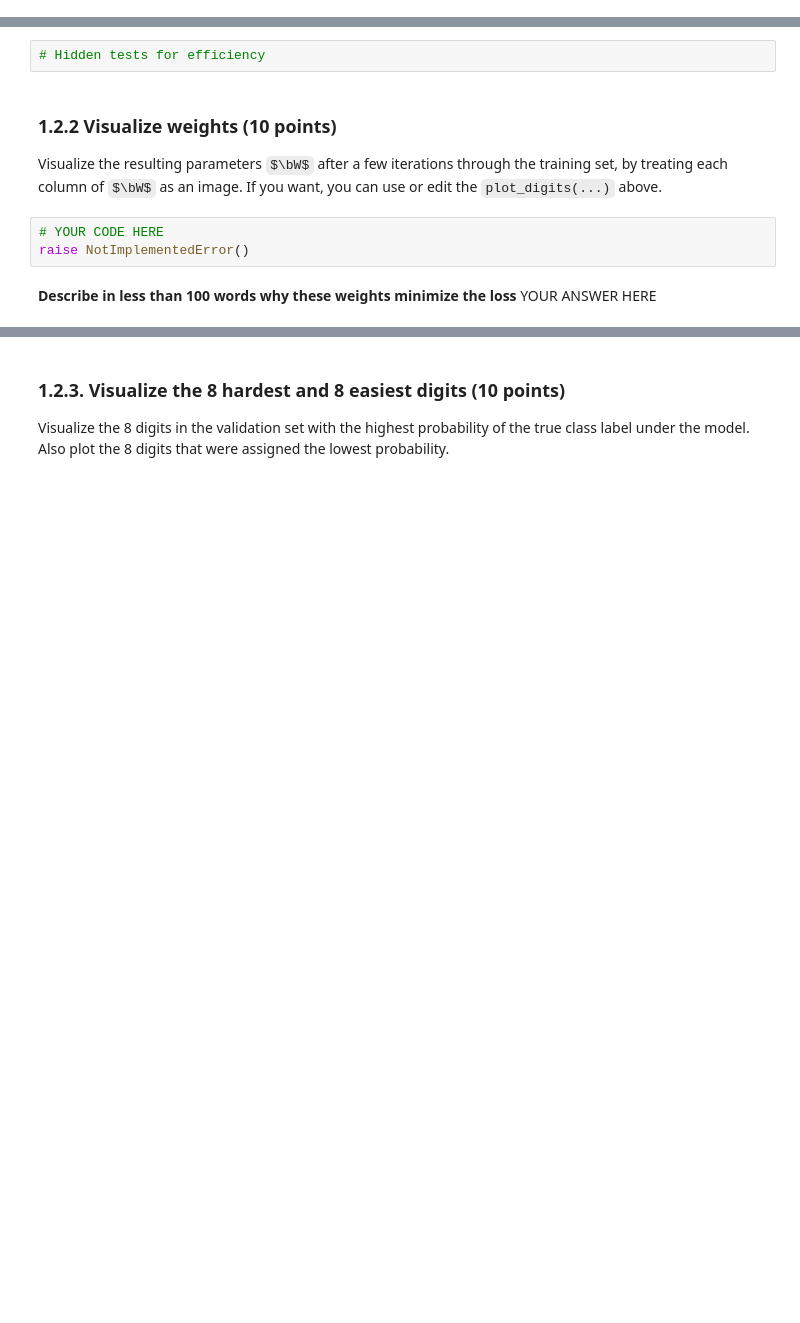
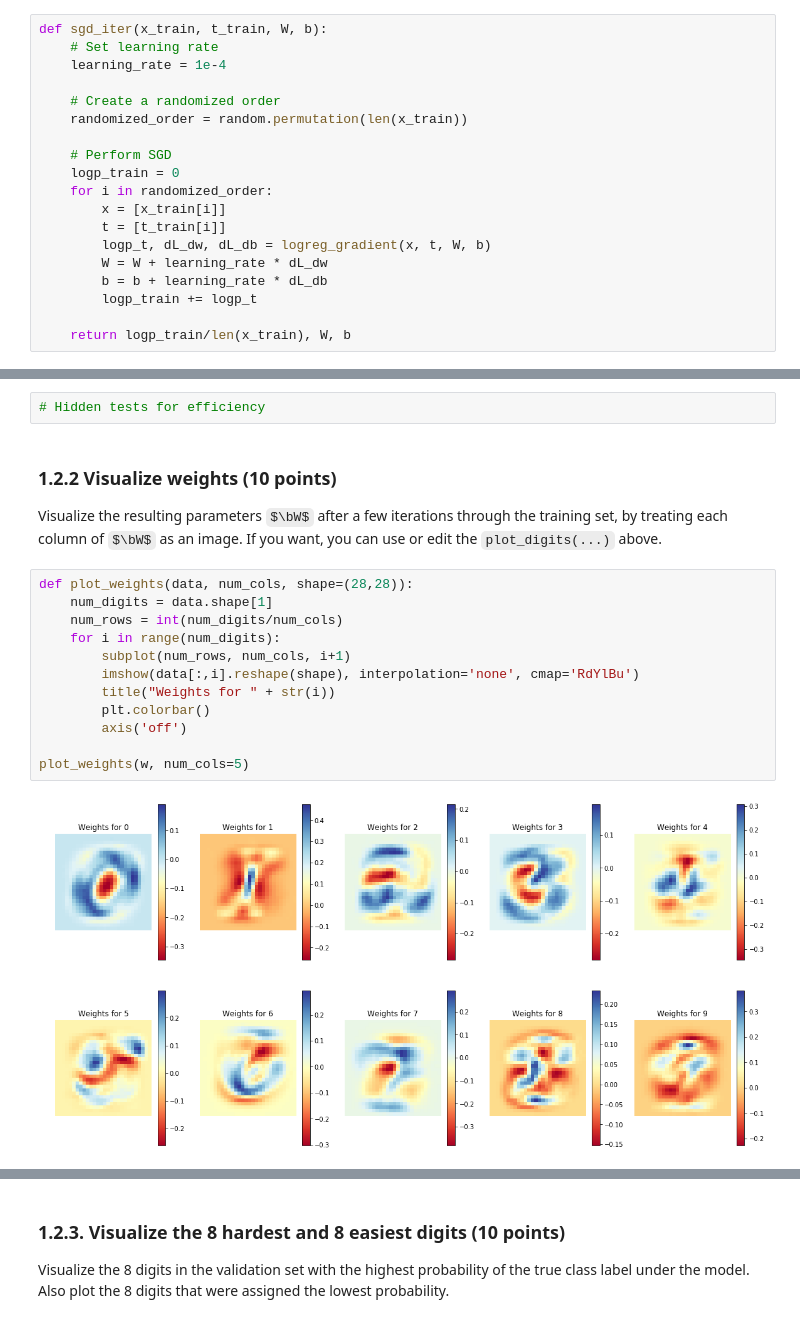
Before and after one commit to Kalsir/ml1_lab2, a Jupyter notebook: 11025352_11924462_lab2.ipynb, the cells around one changed output, grey strips where cells are left out. Cells and saved outputs as stored; diff of their text form; some formulas as TeX source; blank space fills up the shorter version.

```diff
--- a/11025352_11924462_lab2.ipynb
+++ b/11025352_11924462_lab2.ipynb
@@ -371,3 +409,22 @@ def sgd_iter(x_train, t_train, W, b):
+# %%
+def sgd_iter(x_train, t_train, W, b):
+    # Set learning rate
+    learning_rate = 1e-4
+
+    # Create a randomized order
+    randomized_order = random.permutation(len(x_train))
+
+    # Perform SGD
+    logp_train = 0
+    for i in randomized_order:
+        x = [x_train[i]]
+        t = [t_train[i]]
+        logp_t, dL_dw, dL_db = logreg_gradient(x, t, W, b)
+        W = W + learning_rate * dL_dw
+        b = b + learning_rate * dL_db
+        logp_train += logp_t
+
+    return logp_train/len(x_train), W, b
 # %%
 # Hidden tests for efficiency
 # %%
@@ -401,9 +513,17 @@ w,b = test_sgd(x_train, t_train, x_valid, t_valid, w, b)
 # %% [markdown]
 ### 1.2.2 Visualize weights (10 points)
 Visualize the resulting parameters $\bW$ after a few iterations through the training set, by treating each column of $\bW$ as an image. If you want, you can use or edit the `plot_digits(...)` above.
-# %%
-# YOUR CODE HERE
-raise NotImplementedError()
-# %% [markdown]
-**Describe in less than 100 words why these weights minimize the loss**
-YOUR ANSWER HERE
+# %%
+def plot_weights(data, num_cols, shape=(28,28)):
+    num_digits = data.shape[1]
+    num_rows = int(num_digits/num_cols)
+    for i in range(num_digits):
+        subplot(num_rows, num_cols, i+1)
+        imshow(data[:,i].reshape(shape), interpolation='none', cmap='RdYlBu')
+        title("Weights for " + str(i))
+        plt.colorbar()
+        axis('off')
+
+plot_weights(w, num_cols=5)
+# %% [output]
+[figure, added]
```
Also changed, not shown: parts of 16 cells of this notebook.
